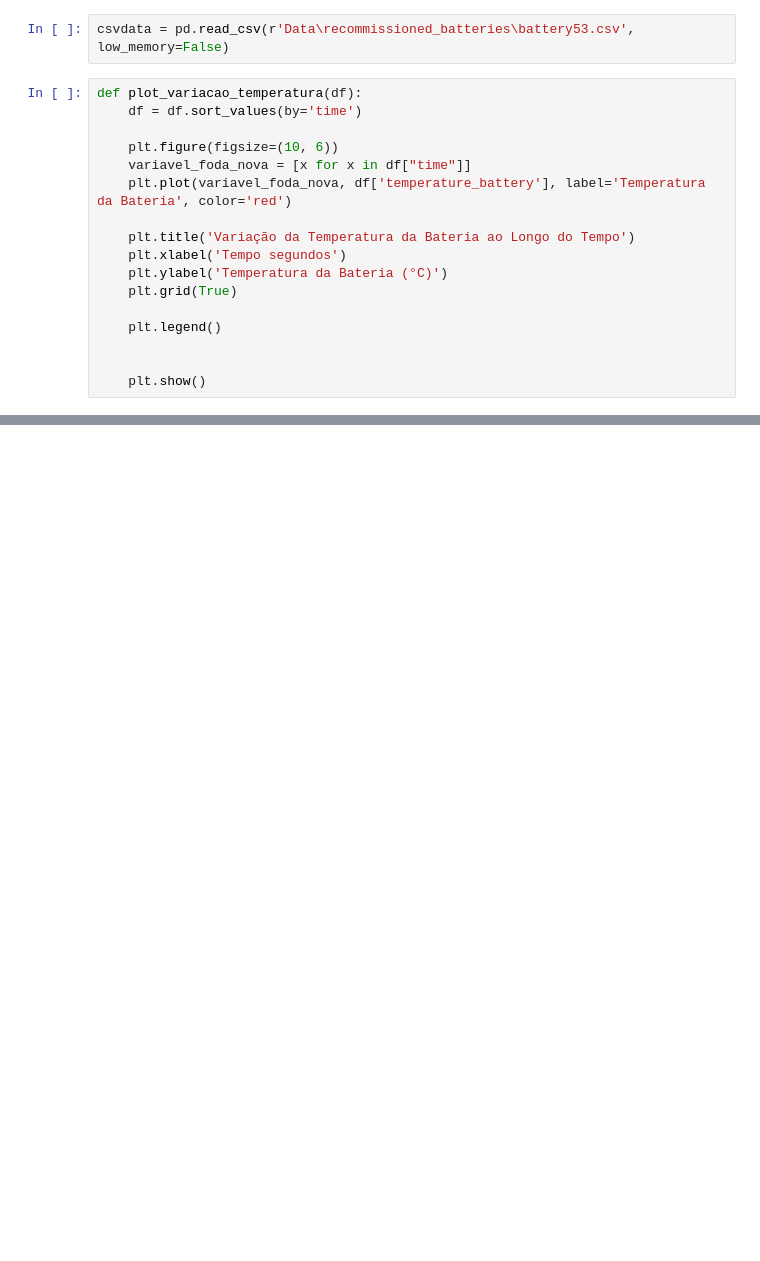
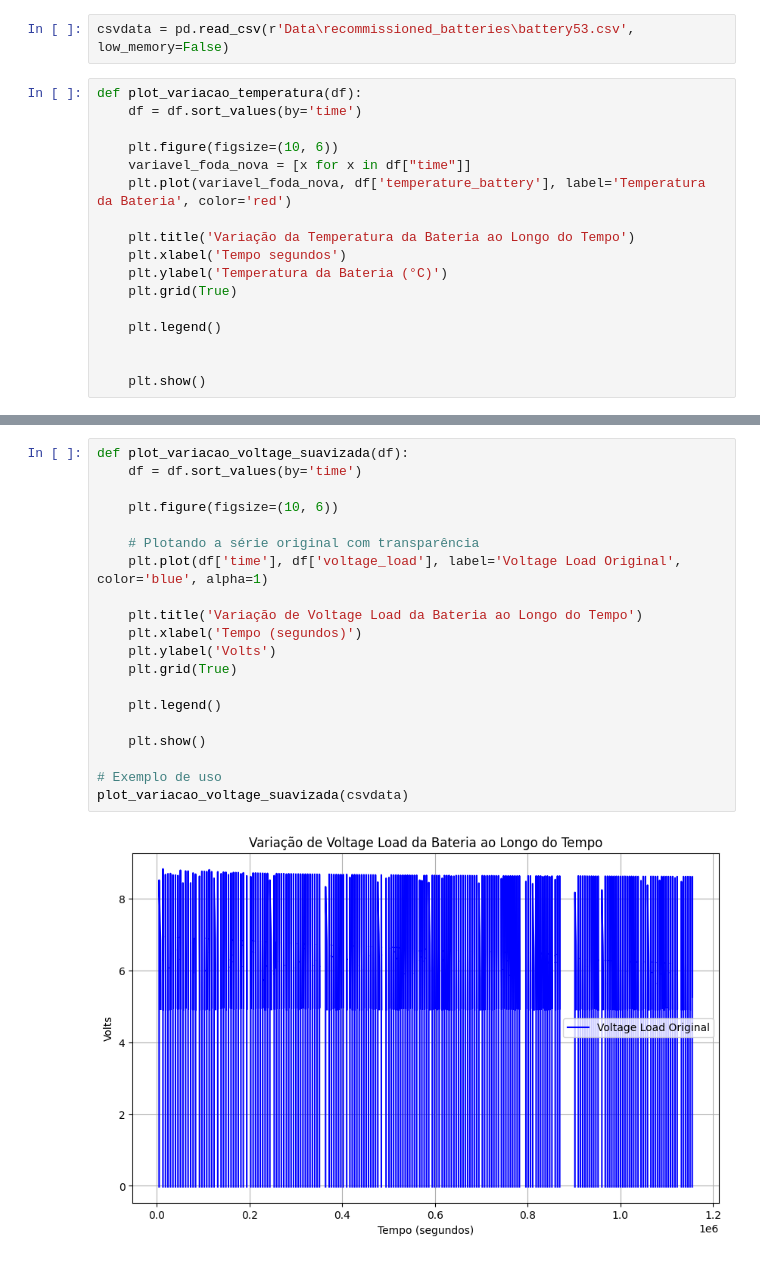
Before and after one commit to ViniciusBPessoa/Analise_Desempenho_Predicao_Falhas, a Jupyter notebook: Predicão_falhas/data_analises.ipynb, the cells around one changed output, grey strips where cells are left out. Cells and saved outputs as stored; diff of their text form; blank space fills up the shorter version.

```diff
--- a/Predicão_falhas/data_analises.ipynb
+++ b/Predicão_falhas/data_analises.ipynb
@@ -62,0 +104,22 @@ plot_variacao_temperatura(csvdata)
+# %%
+def plot_variacao_voltage_suavizada(df):
+    df = df.sort_values(by='time')
+
+    plt.figure(figsize=(10, 6))
+
+    # Plotando a série original com transparência
+    plt.plot(df['time'], df['voltage_load'], label='Voltage Load Original', color='blue', alpha=1)
+
+    plt.title('Variação de Voltage Load da Bateria ao Longo do Tempo')
+    plt.xlabel('Tempo (segundos)')
+    plt.ylabel('Volts')
+    plt.grid(True)
+
+    plt.legend()
+
+    plt.show()
+
+# Exemplo de uso
+plot_variacao_voltage_suavizada(csvdata)
+# %% [output]
+[figure, added]
```
Also changed, not shown: parts of 11 cells of this notebook, 1 other file.
